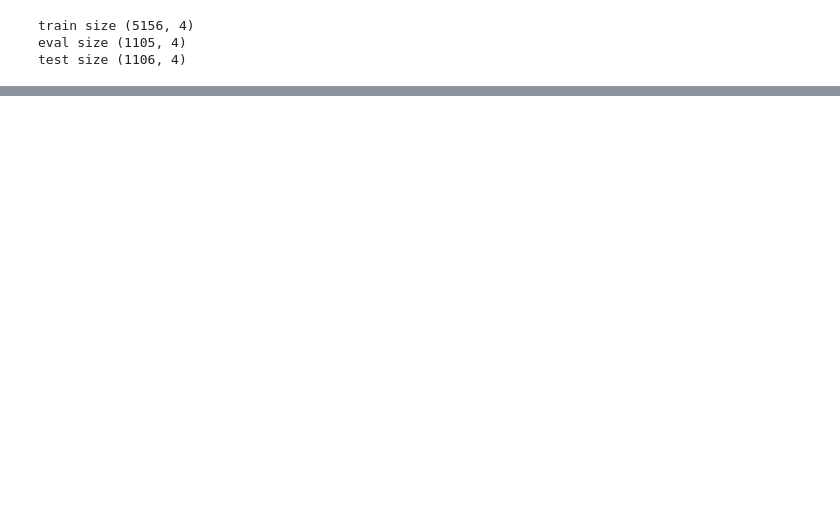
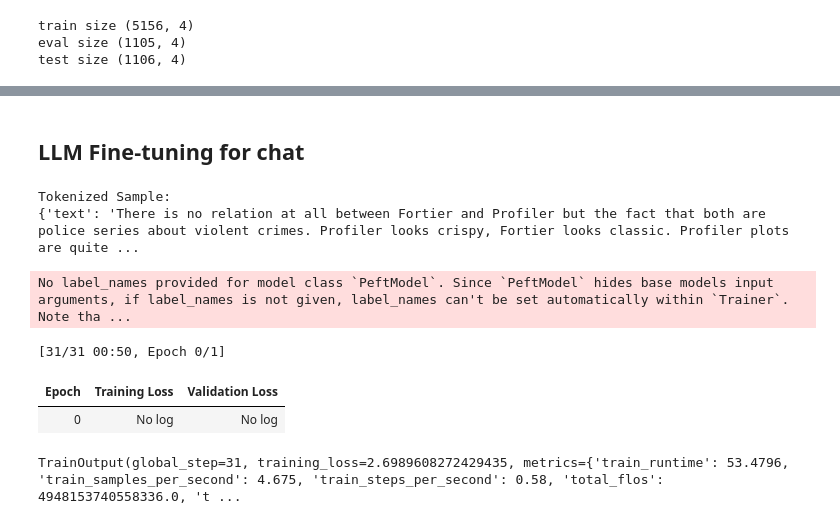
Before and after one commit to Kata823/llm_finetuning, a Jupyter notebook: notebook/performance_comparison.ipynb, the cells around one changed output, grey strips where cells are left out. Cells and saved outputs as stored; diff of their text form; code cells hidden in the pictures; blank space fills up the shorter version.

```diff
--- a/notebook/performance_comparison.ipynb
+++ b/notebook/performance_comparison.ipynb
@@ -1483,0 +938,70 @@ trainer.train()
+# %% [markdown]
+## LLM Fine-tuning for chat
+# %%
+from transformers import AutoModelForCausalLM, AutoTokenizer, BitsAndBytesConfig
+from peft import LoraConfig, get_peft_model
+import torch
+
+model_name = "deepseek-ai/deepseek-llm-7b-base"
+bnb_config = BitsAndBytesConfig(load_in_4bit=True, bnb_4bit_compute_dtype=torch.float16)
+
+tokenizer = AutoTokenizer.from_pretrained(model_name)
+model = AutoModelForCausalLM.from_pretrained(model_name, quantization_config=bnb_config, device_map="auto")
+# %%
+from datasets import load_dataset
+
+dataset = load_dataset("imdb")
+
+def tokenize_function(examples):
+    inputs = tokenizer(examples["text"], truncation=True, padding="max_length", max_length=512)
+    inputs["labels"] = inputs["input_ids"].copy()
+    return inputs
+
+tokenized_datasets = dataset.map(tokenize_function, batched=True)
+small_train_dataset = tokenized_datasets["train"].shuffle(seed=42).select(range(500))
+small_test_dataset = tokenized_datasets["test"].shuffle(seed=42).select(range(100))
+
+print("Tokenized Sample:")
+print(small_train_dataset[0])
+# %% [output]
+Tokenized Sample:
+{'text': 'There is no relation at all between Fortier and Profiler but the fact that both are police series about violent crimes. Profiler looks crispy, Fortier looks classic. Profiler plots are quite ...
+# %%
+lora_config = LoraConfig(
+    r=8, lora_alpha=32,
+    target_modules=["q_proj", "v_proj"],
+    lora_dropout=0.05, bias="none"
+)
+
+model = get_peft_model(model, lora_config)
+# %%
+from transformers import TrainingArguments, Trainer
+
+training_args = TrainingArguments(
+    output_dir="./results",
+    evaluation_strategy="epoch",
+    learning_rate=3e-4,
+    per_device_train_batch_size=1,
+    gradient_accumulation_steps=8,
+    num_train_epochs=0.5,
+    weight_decay=0.01,
+    save_strategy="epoch",
+    logging_dir="./logs",
+    logging_steps=50,
+    fp16=True,
+)
+
+trainer = Trainer(
+    model=model,
+    args=training_args,
+    train_dataset=small_train_dataset,
+    eval_dataset=small_test_dataset,
+)
+
+trainer.train()
+# %% [output]
+No label_names provided for model class `PeftModel`. Since `PeftModel` hides base models input arguments, if label_names is not given, label_names can't be set automatically within `Trainer`. Note tha ...
+[31/31 00:50, Epoch 0/1]
+| Epoch | Training Loss | Validation Loss |
+| 0 | No log | No log |
+TrainOutput(global_step=31, training_loss=2.6989608272429435, metrics={'train_runtime': 53.4796, 'train_samples_per_second': 4.675, 'train_steps_per_second': 0.58, 'total_flos': 4948153740558336.0, 't ...
```
Also changed, not shown: parts of 28 cells of this notebook.
